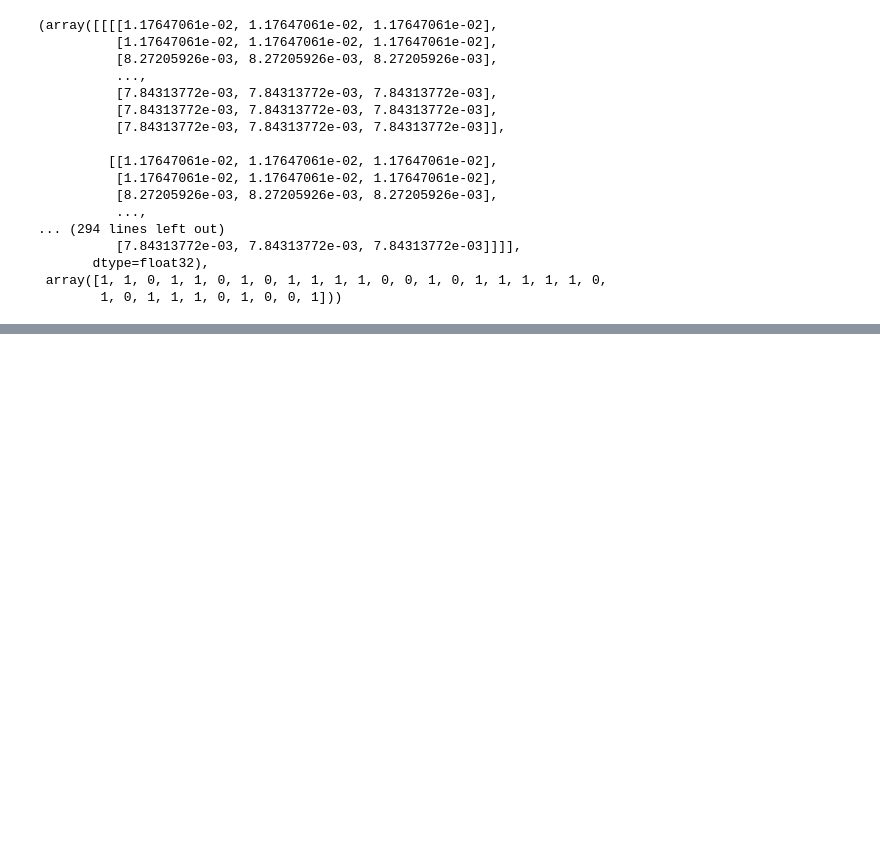
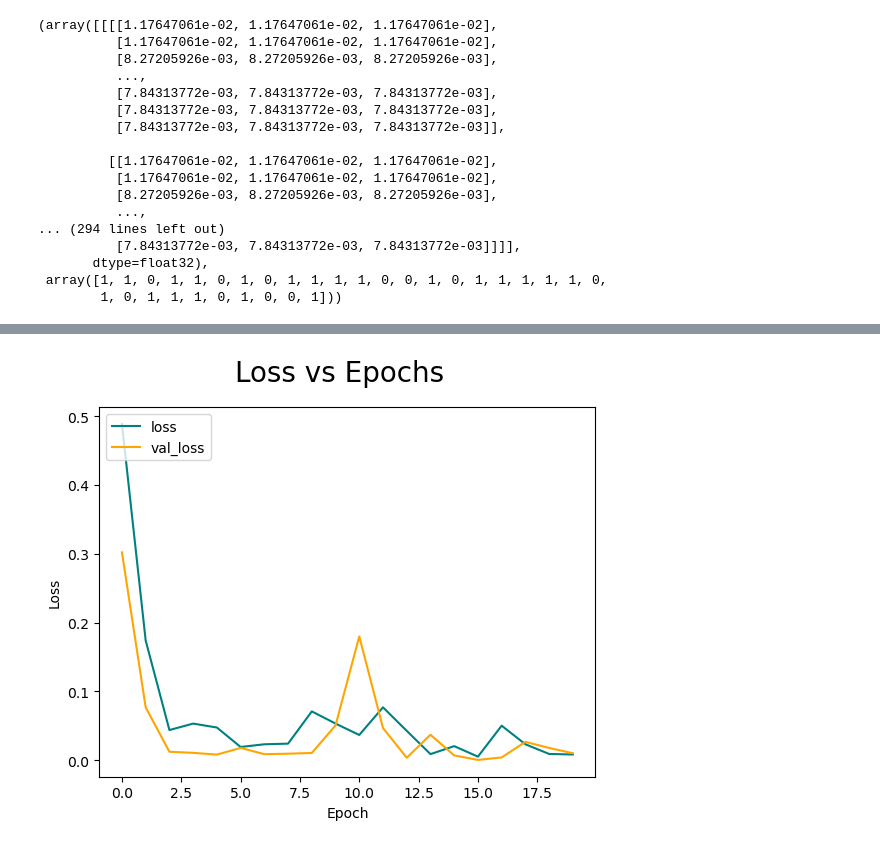
Before and after one commit to Alausaaisha/pcos_detection_deeplearning, a Jupyter notebook: pcos_classification_CNN_Model (1).ipynb, the cells around one changed output, grey strips where cells are left out. Drawn from its saved outputs; the diff is of its cells as text; code cells hidden in the pictures; blank space fills up the shorter version.

```diff
--- a/pcos_classification_CNN_Model (1).ipynb
+++ b/pcos_classification_CNN_Model (1).ipynb
@@ -375,0 +412,12 @@ NameError: name 'new_model' is not defined
+# %%
+from tensorflow.keras.callbacks import ModelCheckpoint, EarlyStopping
+#early stopping allows to stop training when valudation loss does not decrease after 15 consequtive epochs.
+earlyStopping = EarlyStopping(monitor="val_loss", mode="min", verbose=1, patience=15)
+# %%
+history2 = model.fit(
+    train_gen,
+    validation_data=validation_gen,
+    callbacks=[earlyStopping],
+    batch_size=batch_size,
+    verbose=1,
+    epochs=20)
@@ -375,0 +462,12 @@ NameError: name 'new_model' is not defined
+# %%
+#plot the model training and validation performance loss
+fig = plt.figure()
+plt.plot(history2.history['loss'], color='teal', label='loss')
+plt.plot(history2.history['val_loss'], color='orange', label='val_loss')
+fig.suptitle('Loss vs Epochs', fontsize=20)
+plt.ylabel('Loss')
+plt.xlabel('Epoch')
+plt.legend(loc="upper left")
+plt.show()
+# %% [output]
+[figure, added]
```
Also changed, not shown: parts of 72 cells of this notebook.
